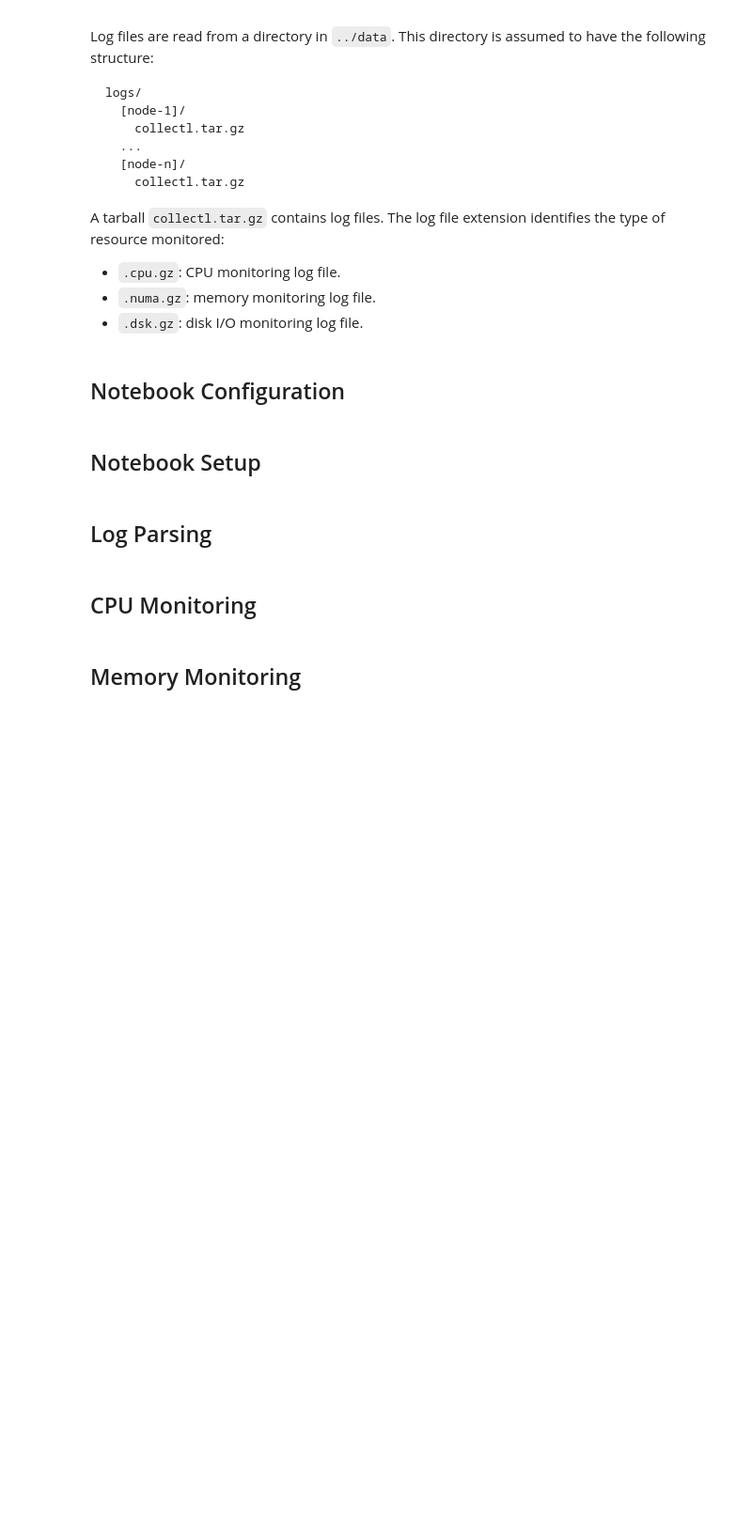
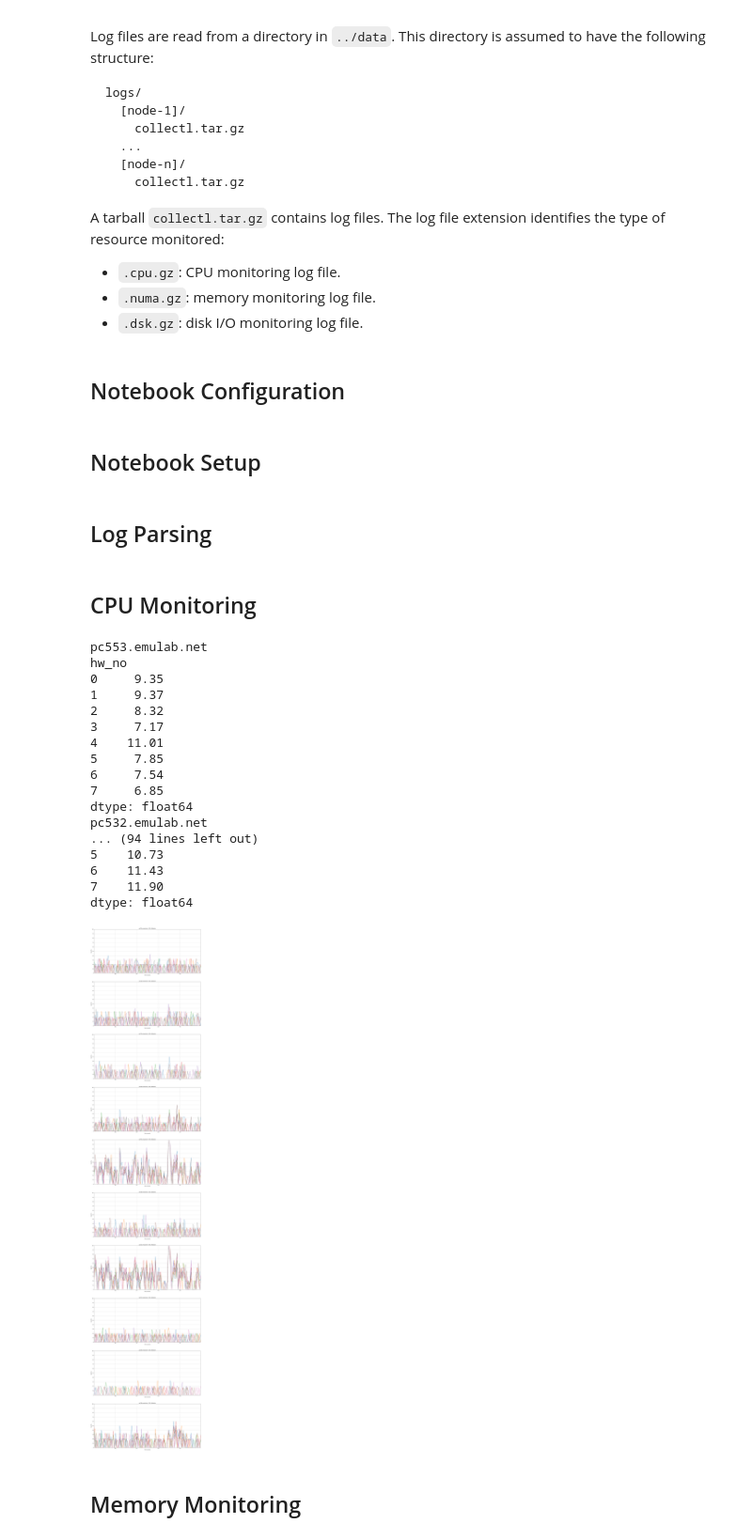
Before and after one commit to unkemptArc99/BuzzBlogBenchmark-1, a Jupyter notebook: analysis/notebooks/CollectlLogAnalysis.ipynb, the cells around one changed output. Shown at 94% size. Saved outputs shown, nothing was run; the diff lists cells and outputs as text; code cells hidden in the pictures; blank space fills up the shorter version.

```diff
--- a/analysis/notebooks/CollectlLogAnalysis.ipynb
+++ b/analysis/notebooks/CollectlLogAnalysis.ipynb
@@ -25,7 +25,7 @@ A tarball `collectl.tar.gz` contains log files. The log file extension identifie
 # %%
 ########## GENERAL
 # Name of the directory in `../data`
-EXPERIMENT_DIRNAME = "BuzzBlogBenchmark_2021-11-11-16-06-13"
+EXPERIMENT_DIRNAME = "BuzzBlogBenchmark_2021-11-23-16-32-52"
 
 ########## CPU
 # Analyzed metric (options: "user", "nice", "system", "wait", "irq", "soft",
@@ -97,26 +97,49 @@ node_names = get_node_names(EXPERIMENT_DIRNAME)
 # %%
 ########## LOCAL CONFIG
 # Minimum time (in seconds)
-MIN_TIME = None
+MIN_TIME = 375
 # Maximum time (in seconds)
-MAX_TIME = None
+MAX_TIME = 380
 
 # Plot CPU utilization
 fig = plt.figure(figsize=(24, len(node_names) * 12))
 for (i, node_name) in enumerate(node_names):
     df = cpu[(cpu["node_name"] == node_name)]
     if MIN_TIME:
-        df = df[(df["timestamp"] >= MIN_TIME)]
+        df = df[(df.index >= MIN_TIME)]
     if MAX_TIME:
-        df = df[(df["timestamp"] <= MAX_TIME)]
+        df = df[(df.index <= MAX_TIME)]
+    if df.empty:
+        continue
     df = df.groupby(["timestamp", "hw_no"])["value"].mean()
     df = df.unstack()
     ax = fig.add_subplot(len(node_names), 1, i + 1)
     ax.set_xlim((df.index.min(), df.index.max()))
     ax.set_ylim((0, 100))
     ax.grid(alpha=0.75)
+    print(node_name)
+    print(df.mean())
     df.plot(ax=ax, kind="line", title="%s - CPU Utilization" % node_name, xlabel="Time (seconds)",
             ylabel="%s (%%)" % COLLECTL_CPU_METRIC, grid=True, legend=False, yticks=range(0, 101, 10))
+# %% [output]
+pc553.emulab.net
+hw_no
+0     9.35
+1     9.37
+2     8.32
+3     7.17
+4    11.01
+5     7.85
+6     7.54
+7     6.85
+dtype: float64
+pc532.emulab.net
+... (94 lines left out)
+5    10.73
+6    11.43
+7    11.90
+dtype: float64
+[figure, added]
 # %% [markdown]
 ## Memory Monitoring
 # %%
```
Also changed, not shown: parts of 2 cells of this notebook, 7 other files.
